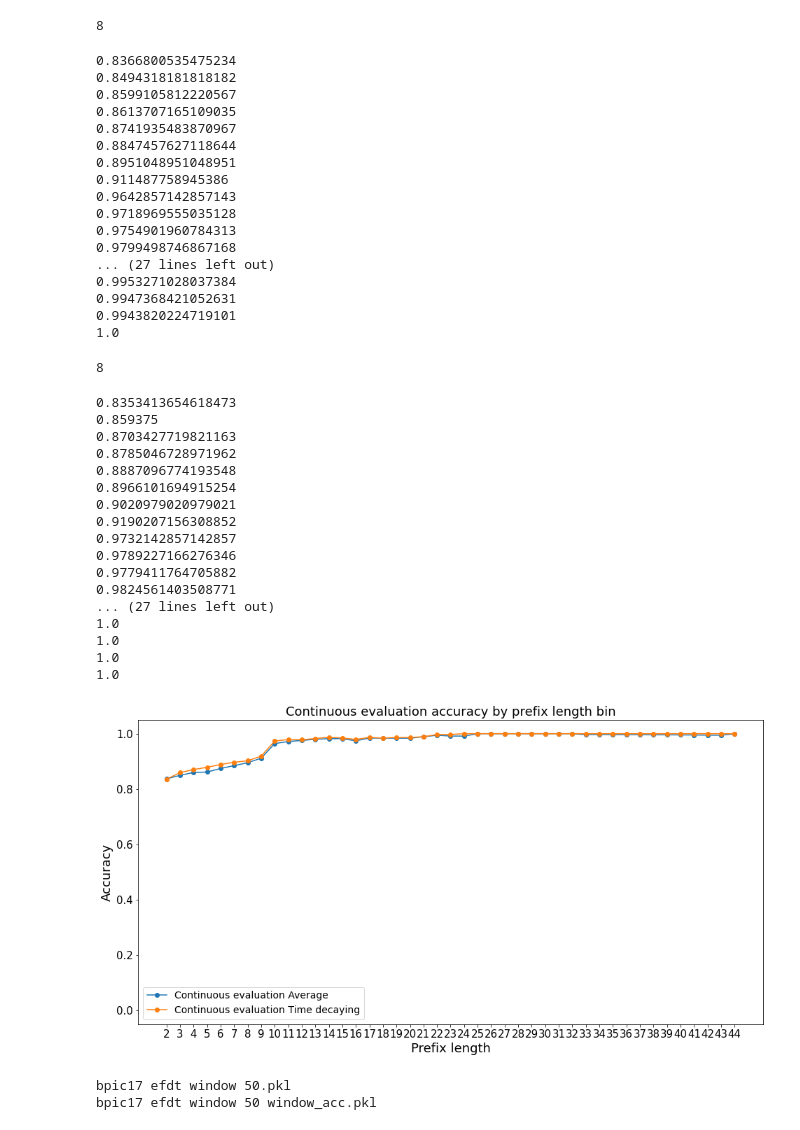
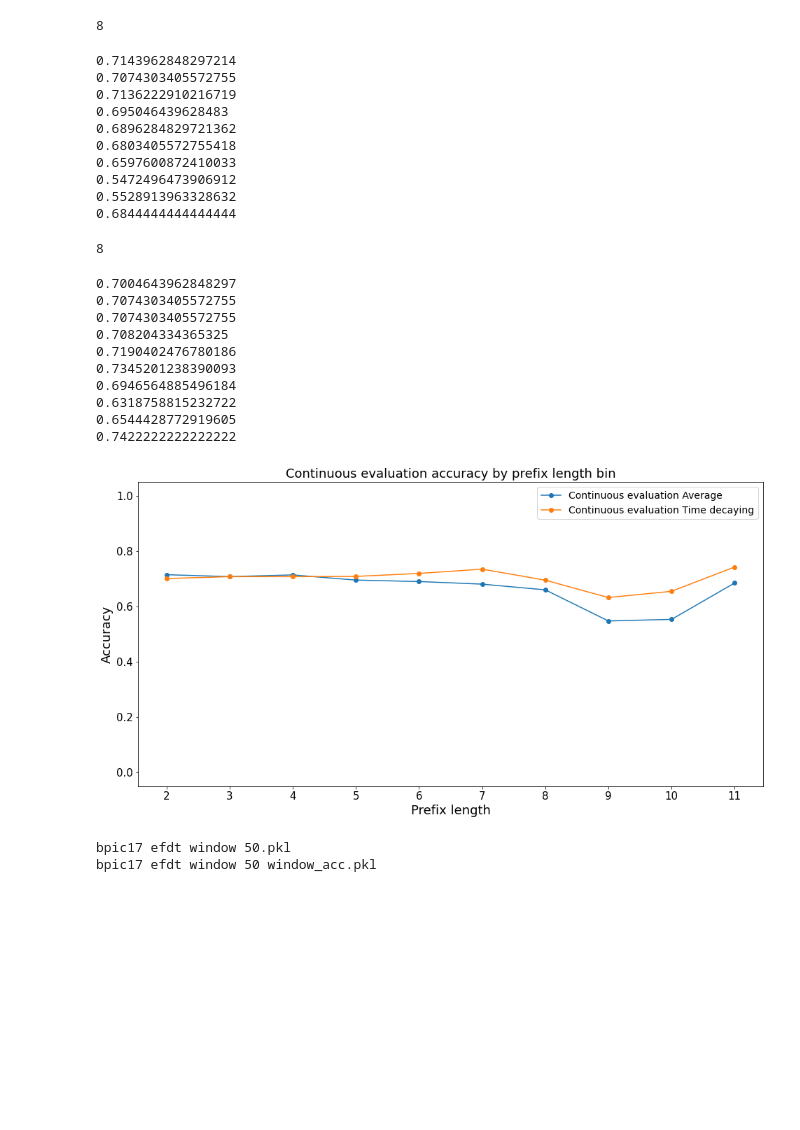
Before and after one commit to ghksdl6025/-streaming_prediction4pm_extension, a Jupyter notebook: efdt.ipynb, the cells around one changed output. Drawn from its saved outputs; the diff is of its cells as text; code cells hidden in the pictures; blank space fills up the shorter version.

```diff
--- a/efdt.ipynb
+++ b/efdt.ipynb
@@ -14,7 +14,7 @@ import datetime
 # %%
 # Experiment settings
 
-dataset_label = 'bpic15'
+dataset_label = 'synthetic_log_bc1c2'
 
 dataset_loc = './DATA/logs/'+ dataset_label +'.csv'
 try:
@@ -85,7 +85,7 @@ for x,y in dataset:
     # Event stream change dictionary keys
     x = utils.dictkey_chg(x, key_pair)
     # if dataset_label =='bpic17':
-#     x['ts'] = x['ts'][:-4]
+    x['ts'] = x['ts'][:-4]
 
         # Check label possible
     # x = utils.set_label(x)
@@ -174,7 +162,7 @@ for x,y in dataset:
     # Event stream change dictionary keys
     x = utils.dictkey_chg(x, key_pair)
 
-#     x['ts'] = x['ts'][:-4]
+    x['ts'] = x['ts'][:-4]
 
     # Check label possible
     # x = utils.set_label(x)
@@ -313,23 +291,16 @@ for prefix in bin_event_acc_average.keys():
     bin_event_acc_average[prefix]= accuracy_score(bin_event_acc_average[prefix]['y_true'], bin_event_acc_average[prefix]['y_pred'])
 # %% [output]
 8
-0.8366800535475234
-0.8494318181818182
-0.8599105812220567
-0.8613707165109035
-0.8741935483870967
-0.8847457627118644
-0.8951048951048951
-0.911487758945386
-0.9642857142857143
-0.9718969555035128
-0.9754901960784313
-0.9799498746867168
-... (27 lines left out)
-0.9953271028037384
-0.9947368421052631
-0.9943820224719101
-1.0
+0.7143962848297214
+0.7074303405572755
+0.7136222910216719
+0.695046439628483
+0.6896284829721362
+0.6803405572755418
+0.6597600872410033
+0.5472496473906912
+0.5528913963328632
+0.6844444444444444
 # %%
 # Continuous evaluation performance by prefix length-case bin time decaying
 
@@ -351,54 +322,47 @@ for prefix in bin_event_acc_time.keys():
     bin_event_acc_time[prefix]= accuracy_score(bin_event_acc_time[prefix]['y_true'], bin_event_acc_time[prefix]['y_pred'])
 # %% [output]
 8
-0.8353413654618473
-0.859375
-0.8703427719821163
-0.8785046728971962
-0.8887096774193548
-0.8966101694915254
-0.9020979020979021
-0.9190207156308852
-0.9732142857142857
-0.9789227166276346
-0.9779411764705882
-0.9824561403508771
-... (27 lines left out)
-1.0
-1.0
-1.0
-1.0
+0.7004643962848297
+0.7074303405572755
+0.7074303405572755
+0.708204334365325
+0.7190402476780186
+0.7345201238390093
+0.6946564885496184
+0.6318758815232722
+0.6544428772919605
+0.7422222222222222
 # %%
 # Continuous evaluation by prefix length
 plt.figure(figsize=(16, 8))
 
 plt.rc('axes', titlesize=18) # fontsize of the axes title
 plt.rc('axes', labelsize=18) # fontsize of the x and y labels
 plt.rc('xtick', labelsize=15) # fontsize of the tick labels
 plt.rc('ytick', labelsize=15) # fontsize of the tick labels
 plt.rc('legend', fontsize=14) # legend fontsize
 
 axes = plt.gca()
 axes.set_ylim([-0.05, 1.05])
 
 x_avg,ce_acc_avg_y = list(bin_event_acc_average.keys()),[bin_event_acc_average[x] for x in bin_event_acc_average.keys()]
 x_time,ce_acc_time_y = list(bin_event_acc_time.keys()),[bin_event_acc_time[x] for x in bin_event_acc_time.keys()]
 plt.plot(x_avg,ce_acc_avg_y,'-o',label='Continuous evaluation Average')
 plt.plot(x_time,ce_acc_time_y,'-o',label='Continuous evaluation Time decaying')
 
 plt.title('Continuous evaluation accuracy by prefix length bin')
 plt.legend()
 plt.ylabel('Accuracy')
 plt.xlabel('Prefix length')
 
 plt.savefig('./img/%s/%s_continuous_evaluation_plbin.png'%(dataset_label, classifier), dpi=200)
 with open('./result/%s/%s_continuous_evaluation_plbin_average.pkl'%(dataset_label,classifier),'wb') as f:
     pkl.dump([x_avg,ce_acc_avg_y],f)
 
-with open('./result/%s/%s_continuous_evaluation_plbin_average.pkl'%(dataset_label,classifier),'wb') as f:
-    pkl.dump([x_avg,ce_acc_avg_y],f)
+with open('./result/%s/%s_continuous_evaluation_plbin_time.pkl'%(dataset_label,classifier),'wb') as f:
+    pkl.dump([x_time,ce_acc_time_y],f)
 # %% [output]
-[figure, old version]
+[figure, new version]
 # %%
 # Real-time window evaluation
 
```
Also changed, not shown: parts of 3 cells of this notebook, 54 other files.
